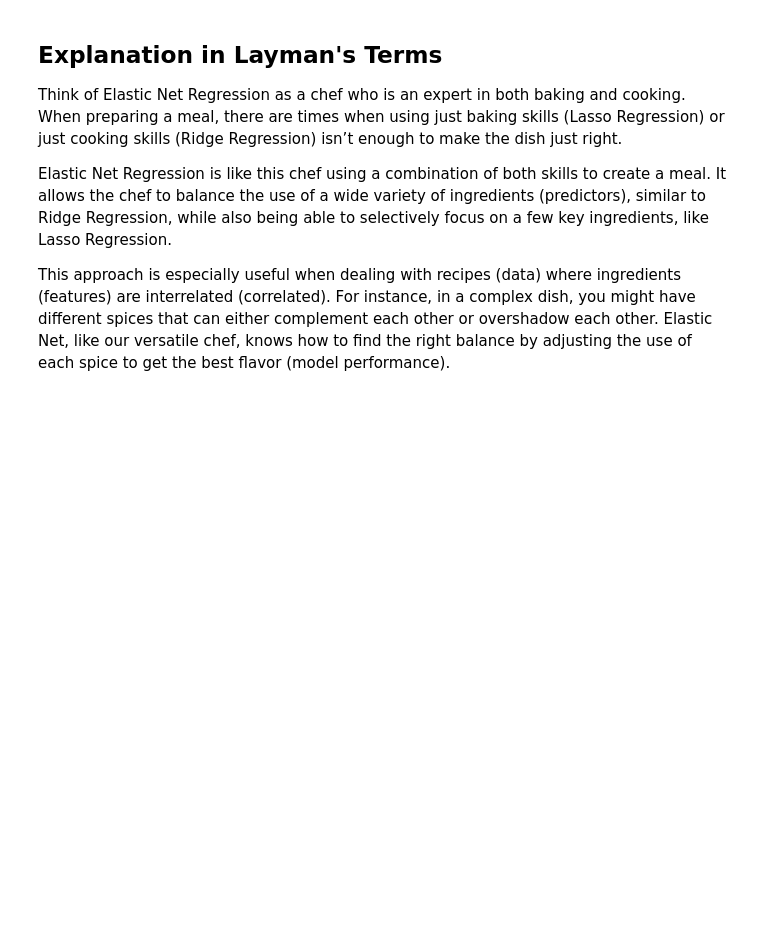
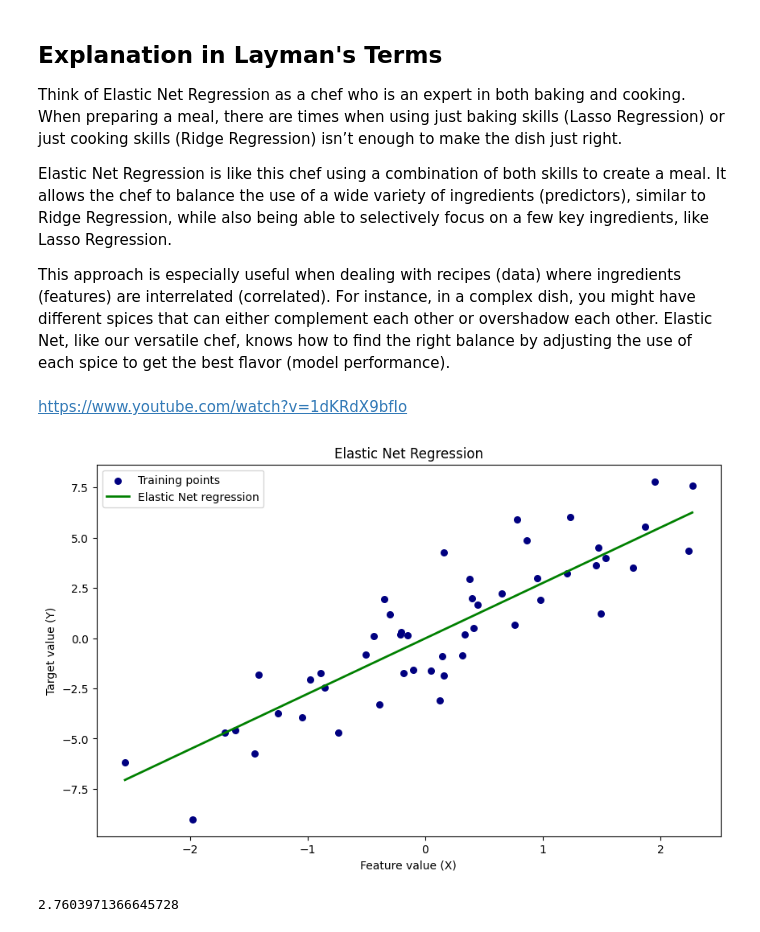
Before and after one commit to taranjitkaurme/datascience_practice_machinelearning, a Jupyter notebook: 09. Elastic Net Regression (Supervised Learning)/elastic net algorithm.ipynb, the cells around one changed output. Drawn from its saved outputs; the diff is of its cells as text; code cells hidden in the pictures; blank space fills up the shorter version.

Commit message:
- Added Graphs and video links

```diff
--- a/09. Elastic Net Regression (Supervised Learning)/elastic net algorithm.ipynb
+++ b/09. Elastic Net Regression (Supervised Learning)/elastic net algorithm.ipynb
@@ -18,3 +18,44 @@ Think of Elastic Net Regression as a chef who is an expert in both baking and co
 Elastic Net Regression is like this chef using a combination of both skills to create a meal. It allows the chef to balance the use of a wide variety of ingredients (predictors), similar to Ridge Regression, while also being able to selectively focus on a few key ingredients, like Lasso Regression.
 
 This approach is especially useful when dealing with recipes (data) where ingredients (features) are interrelated (correlated). For instance, in a complex dish, you might have different spices that can either complement each other or overshadow each other. Elastic Net, like our versatile chef, knows how to find the right balance by adjusting the use of each spice to get the best flavor (model performance).
+# %% [markdown]
+https://www.youtube.com/watch?v=1dKRdX9bfIo
+# %%
+import matplotlib.pyplot as plt
+import numpy as np
+from sklearn.linear_model import ElasticNet
+
+# Create some data points
+np.random.seed(0)
+n_samples, n_features = 50, 1
+X = np.random.randn(n_samples, n_features)
+y = 3 * X.ravel() + np.random.randn(n_samples) * 2
+
+# Fit Elastic Net (combination of L1 and L2 regularization)
+e_net = ElasticNet(alpha=0.1, l1_ratio=0.5)
+e_net.fit(X, y)
+
+# Generate points for prediction line
+x_plot = np.linspace(X.min(), X.max(), 100)
+e_net_line = e_net.predict(x_plot[:, None])
+
+# Plotting the data points
+plt.figure(figsize=(10, 6))
+plt.scatter(X, y, color='navy', s=30, marker='o', label="Training points")
+
+# Plotting the prediction line
+plt.plot(x_plot, e_net_line, color='green', linewidth=2, label='Elastic Net regression')
+
+# Labels and legend
+plt.xlabel('Feature value (X)')
+plt.ylabel('Target value (Y)')
+plt.title('Elastic Net Regression')
+plt.legend()
+
+plt.show()
+
+# Return the coefficient for interpretation
+e_net.coef_[0]
+# %% [output]
+[figure, added]
+2.7603971366645728
```
Also changed, not shown: parts of 1 cell of this notebook.
